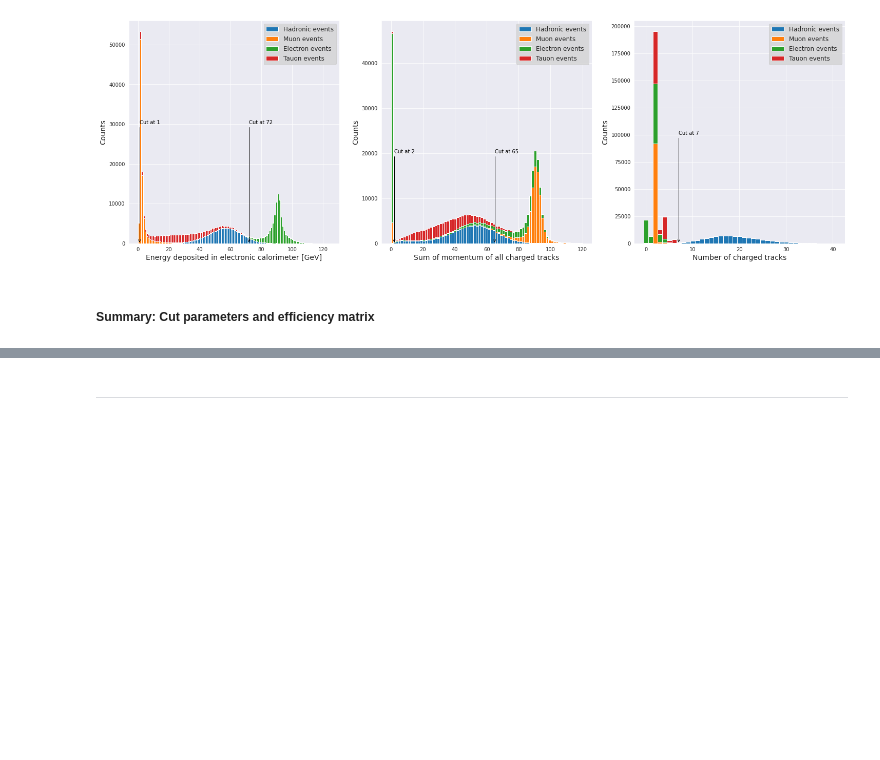
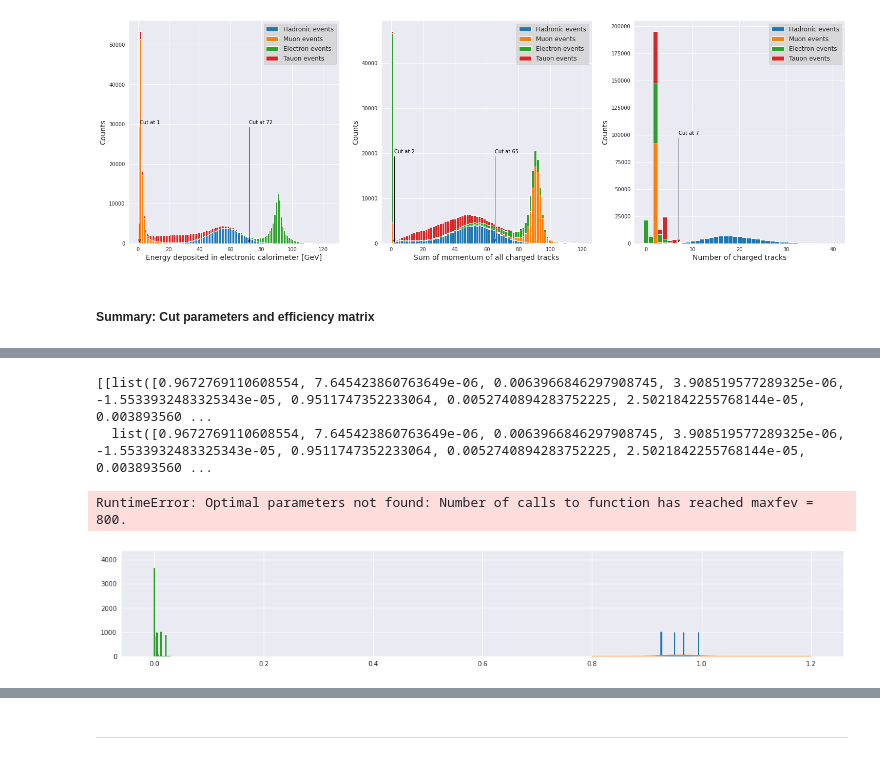
Before and after one commit to benfreiburg/z0-precisionmeasurement, a Jupyter notebook: Z0_main.ipynb, the cells around one changed output, grey strips where cells are left out. Cells and saved outputs as stored; diff of their text form; code cells hidden in the pictures; blank space fills up the shorter version.

```diff
--- a/Z0_main.ipynb
+++ b/Z0_main.ipynb
@@ -604,2 +601,63 @@ print(err_matrix_eff)
  [1.26209788e-05 1.26168373e-05 1.25810673e-05 1.26207543e-05]
  [1.01452804e-05 1.01457951e-05 1.01425802e-05 1.01137167e-05]]
+# %%
+# FROM HEREON IN, COPIED FROM z0_experiment
+### Number of toy experiments to be done
+ntoy = 1000
+
+### Create numpy matrix of list to append elements of inverted toy matrices
+inverse_toys = np.empty((4,4),dtype=object)
+inverse_toys.fill([])
+
+# Create toy efficiency matrix out of gaussian-distributed random values
+for i in range(0,ntoy,1):
+    toy_matrix = np.zeros((4,4))
+    toy_matrix = np.random.normal(matrix_eff,err_matrix_eff,size=(4,4))
+
+    ### Invert toy matrix
+    inverse_toy = np.linalg.inv(toy_matrix)
+
+    # Append values
+    for j in range(0,4,1):
+        for k in range(0,4,1):
+            inverse_toys.item(j,k).append(toy_matrix.item(j,k))
+
+print(inverse_toys)
+# Define gaussian function to fit to the toy distributions:
+def gauss(x, A, mu, sigma):
+    return A*np.exp(-(x-mu)**2/(2.*sigma**2))
+
+inverse_errors = np.zeros((4,4))
+inverse_means = np.zeros((4,4))
+
+plt.figure(figsize=(20, 3))
+
+# Fill histograms for each inverted matrix coefficient:
+for j in range(0,4,1):
+    for k in range(0,4,1):
+
+        # Diagonal and off-diagonal terms have different histogram ranges
+        rmin = 0. ; rmax = 0.
+        if j==k:
+            rmin = 0.8 ; rmax = 1.2
+        else:
+            rmin = -0.0 ; rmax = 0.03   # changed from +-0.02
+
+        hbins, hedges, _ = plt.hist(inverse_toys.item(j,k),bins=500,range=(rmin,rmax),  histtype='step', linewidth=2, label=f'toyhist{j}{k}')
+        plt.ylim(0.,1.2*max(hbins))
+
+
+        # Get the fitted curve
+        h_mid = 0.5*(hedges[1:] + hedges[:-1]) #Calculate midpoints for the fit
+        coeffs, _ = curve_fit(gauss, h_mid, hbins)
+        h_fit = gauss(h_mid, *coeffs)
+        plt.plot(h_mid, h_fit,label=f'Fit{j}{k}')
+
+        inverse_means[j,k] = coeffs[1]
+        inverse_errors[j,k] = abs(coeffs[2])
+
+        print(f"Erros for the inverse matrix:\n{inverse_errors}")
+
+# errors as statistical errors are done
+# and new precision values
+# %% [output]
@@ -605,0 +668,4 @@ print(err_matrix_eff)
+[[list([0.9672769110608554, 7.645423860763649e-06, 0.0063966846297908745, 3.908519577289325e-06, -1.5533932483325343e-05, 0.9511747352233064, 0.0052740894283752225, 2.5021842255768144e-05, 0.003893560 ...
+  list([0.9672769110608554, 7.645423860763649e-06, 0.0063966846297908745, 3.908519577289325e-06, -1.5533932483325343e-05, 0.9511747352233064, 0.0052740894283752225, 2.5021842255768144e-05, 0.003893560 ...
+RuntimeError: Optimal parameters not found: Number of calls to function has reached maxfev = 800.
+[figure, added]
```
Also changed, not shown: parts of 8 cells of this notebook, 1 other file.
